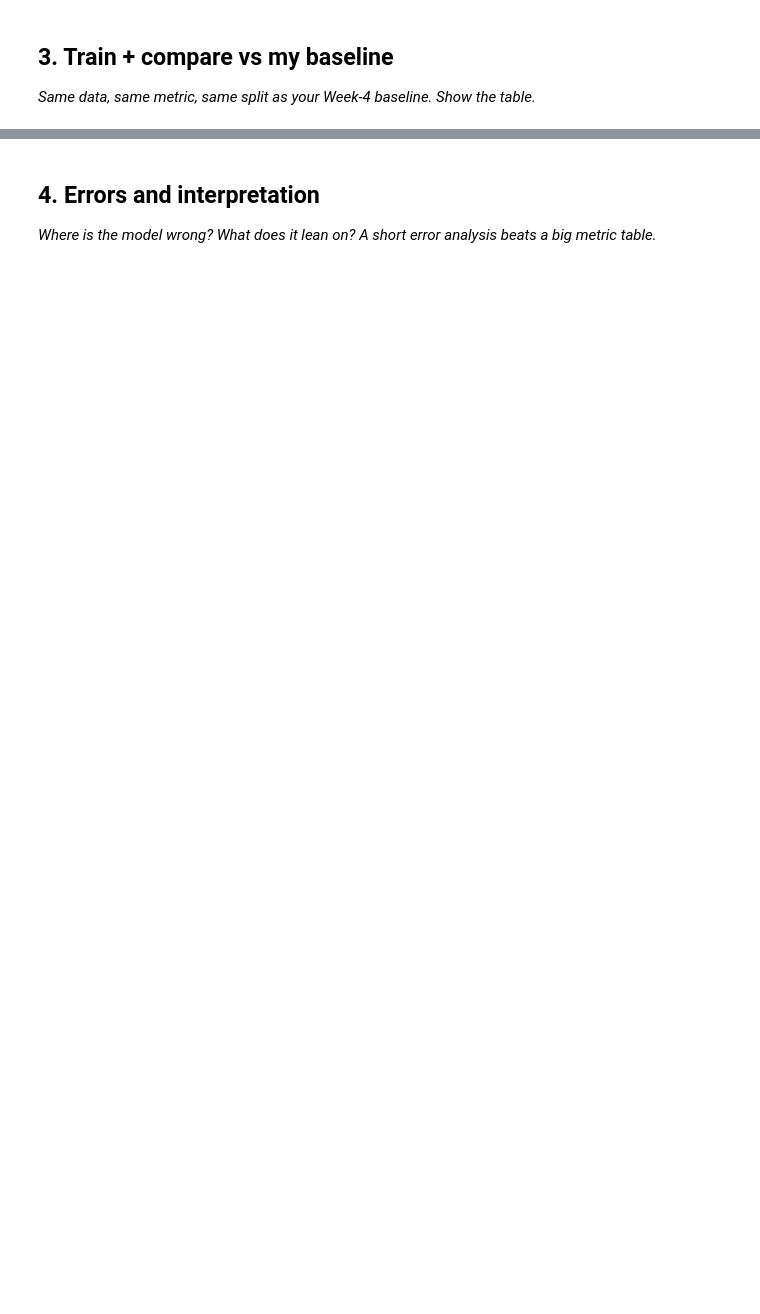
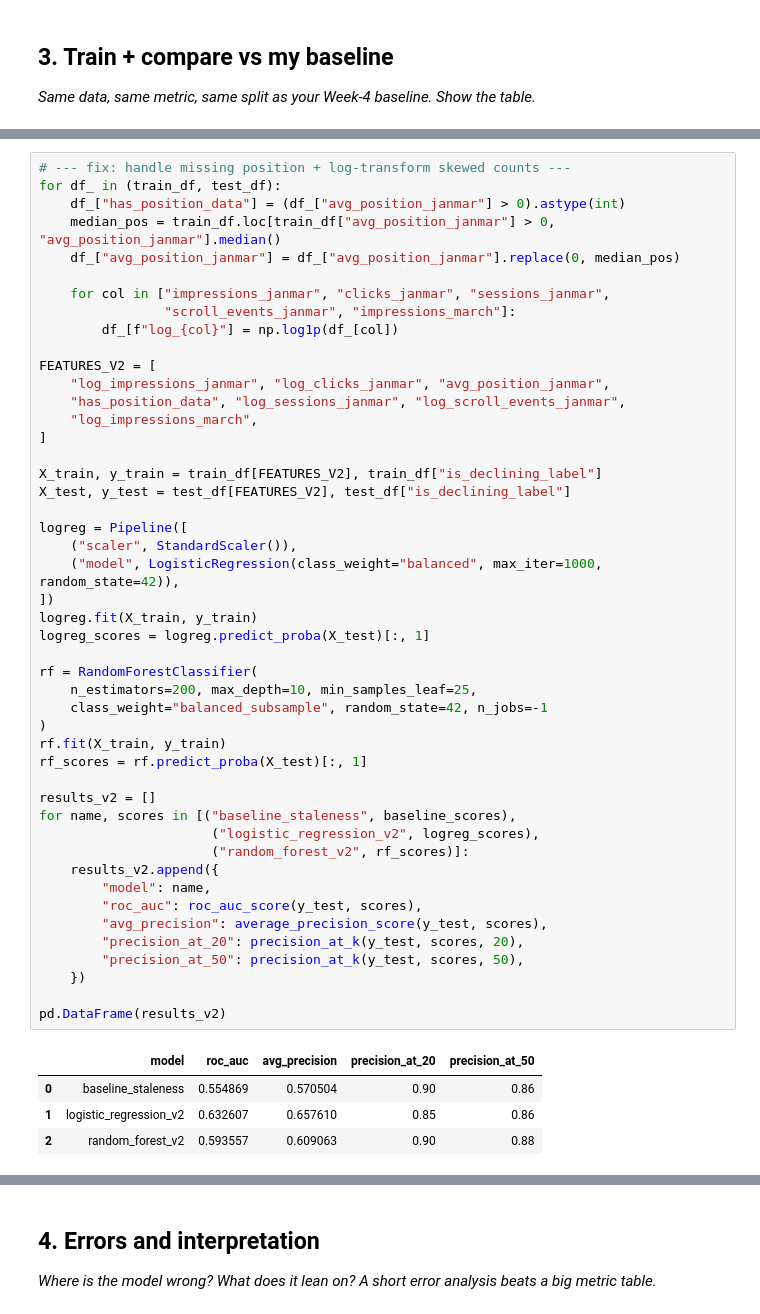
Before and after one commit to yashizhenya755-dev/flyrank-ml-internship, a Jupyter notebook: work/notebooks/w05_model.ipynb, the cells around one changed output, grey strips where cells are left out. Cells and saved outputs as stored; diff of their text form; blank space fills up the shorter version.

```diff
--- a/work/notebooks/w05_model.ipynb
+++ b/work/notebooks/w05_model.ipynb
@@ -29,0 +251,52 @@ This skeleton is yours to fill. Work the sections **in order** — each one has
+# %%
+# --- fix: handle missing position + log-transform skewed counts ---
+for df_ in (train_df, test_df):
+    df_["has_position_data"] = (df_["avg_position_janmar"] > 0).astype(int)
+    median_pos = train_df.loc[train_df["avg_position_janmar"] > 0, "avg_position_janmar"].median()
+    df_["avg_position_janmar"] = df_["avg_position_janmar"].replace(0, median_pos)
+
+    for col in ["impressions_janmar", "clicks_janmar", "sessions_janmar",
+                "scroll_events_janmar", "impressions_march"]:
+        df_[f"log_{col}"] = np.log1p(df_[col])
+
+FEATURES_V2 = [
+    "log_impressions_janmar", "log_clicks_janmar", "avg_position_janmar",
+    "has_position_data", "log_sessions_janmar", "log_scroll_events_janmar",
+    "log_impressions_march",
+]
+
+X_train, y_train = train_df[FEATURES_V2], train_df["is_declining_label"]
+X_test, y_test = test_df[FEATURES_V2], test_df["is_declining_label"]
+
+logreg = Pipeline([
+    ("scaler", StandardScaler()),
+    ("model", LogisticRegression(class_weight="balanced", max_iter=1000, random_state=42)),
+])
+logreg.fit(X_train, y_train)
+logreg_scores = logreg.predict_proba(X_test)[:, 1]
+
+rf = RandomForestClassifier(
+    n_estimators=200, max_depth=10, min_samples_leaf=25,
+    class_weight="balanced_subsample", random_state=42, n_jobs=-1
+)
+rf.fit(X_train, y_train)
+rf_scores = rf.predict_proba(X_test)[:, 1]
+
+results_v2 = []
+for name, scores in [("baseline_staleness", baseline_scores),
+                      ("logistic_regression_v2", logreg_scores),
+                      ("random_forest_v2", rf_scores)]:
+    results_v2.append({
+        "model": name,
+        "roc_auc": roc_auc_score(y_test, scores),
+        "avg_precision": average_precision_score(y_test, scores),
+        "precision_at_20": precision_at_k(y_test, scores, 20),
+        "precision_at_50": precision_at_k(y_test, scores, 50),
+    })
+
+pd.DataFrame(results_v2)
+# %% [output]
+|  | model | roc_auc | avg_precision | precision_at_20 | precision_at_50 |
+| 0 | baseline_staleness | 0.554869 | 0.570504 | 0.90 | 0.86 |
+| 1 | logistic_regression_v2 | 0.632607 | 0.657610 | 0.85 | 0.86 |
+| 2 | random_forest_v2 | 0.593557 | 0.609063 | 0.90 | 0.88 |
```
Also changed, not shown: parts of 13 cells of this notebook.
